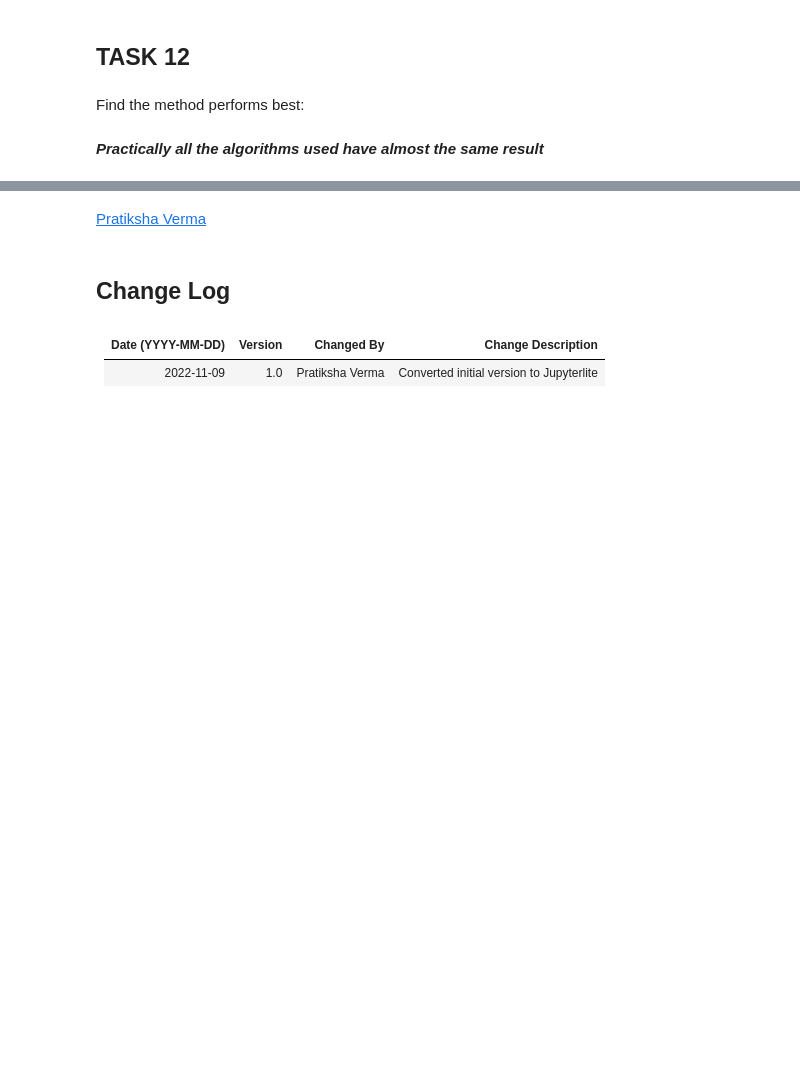
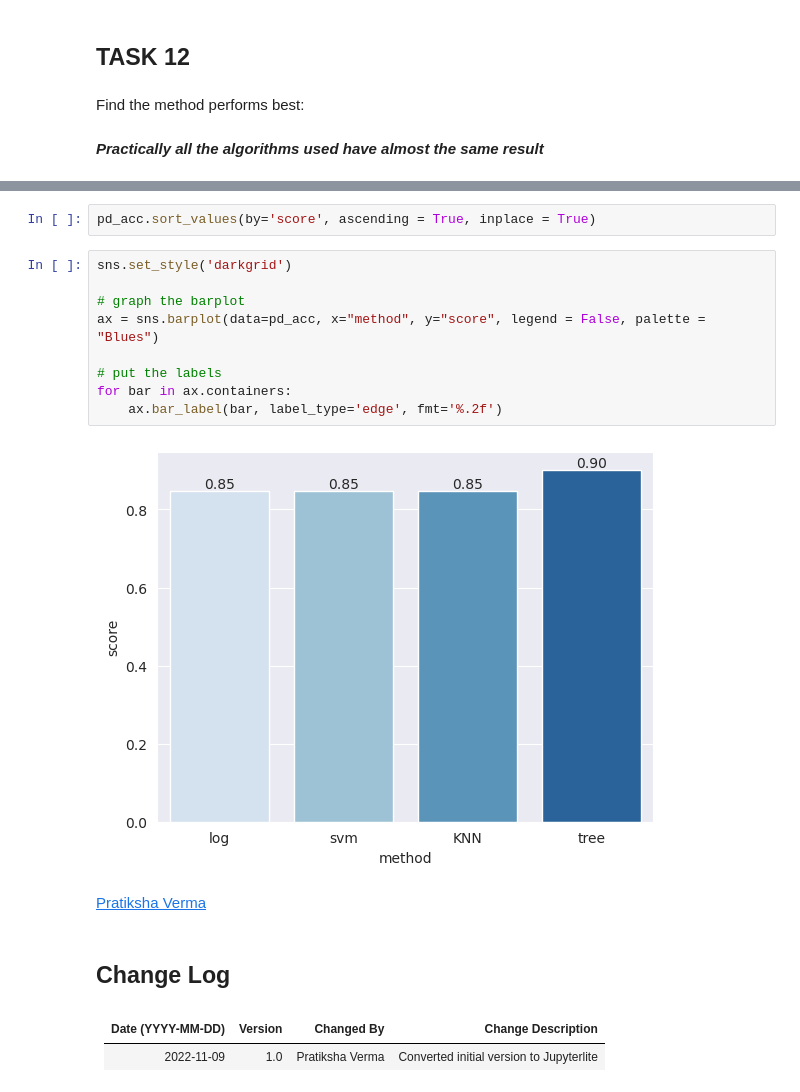
Before and after one commit to DaniCh-Coder/-IBM-Applied-Data-Science-Capstone, a Jupyter notebook: SpaceX_Machine_Learning_Prediction_Part_5.jupyterlite.ipynb, the cells around one changed output, grey strips where cells are left out. Saved outputs shown, nothing was run; the diff lists cells and outputs as text; blank space fills up the shorter version.

```diff
--- a/SpaceX_Machine_Learning_Prediction_Part_5.jupyterlite.ipynb
+++ b/SpaceX_Machine_Learning_Prediction_Part_5.jupyterlite.ipynb
@@ -342,3 +380,16 @@ Find the method performs best:
+# %%
+pd_acc.sort_values(by='score', ascending = True, inplace = True)
+# %%
+sns.set_style('darkgrid')
+
+# graph the barplot
+ax = sns.barplot(data=pd_acc, x="method", y="score", legend = False, palette = "Blues")
+
+# put the labels
+for bar in ax.containers:
+    ax.bar_label(bar, label_type='edge', fmt='%.2f')
+# %% [output]
+[figure, added]
 # %% [markdown]
 [Pratiksha Verma](https://www.linkedin.com/in/pratiksha-verma-6487561b1/?utm_medium=Exinfluencer&utm_source=Exinfluencer&utm_content=000026UJ&utm_term=10006555&utm_id=NA-SkillsNetwork-Channel-SkillsNetworkCoursesIBMDS0321ENSkillsNetwork865-2023-01-01)
 # %% [markdown]
```
Also changed, not shown: parts of 14 cells of this notebook.
